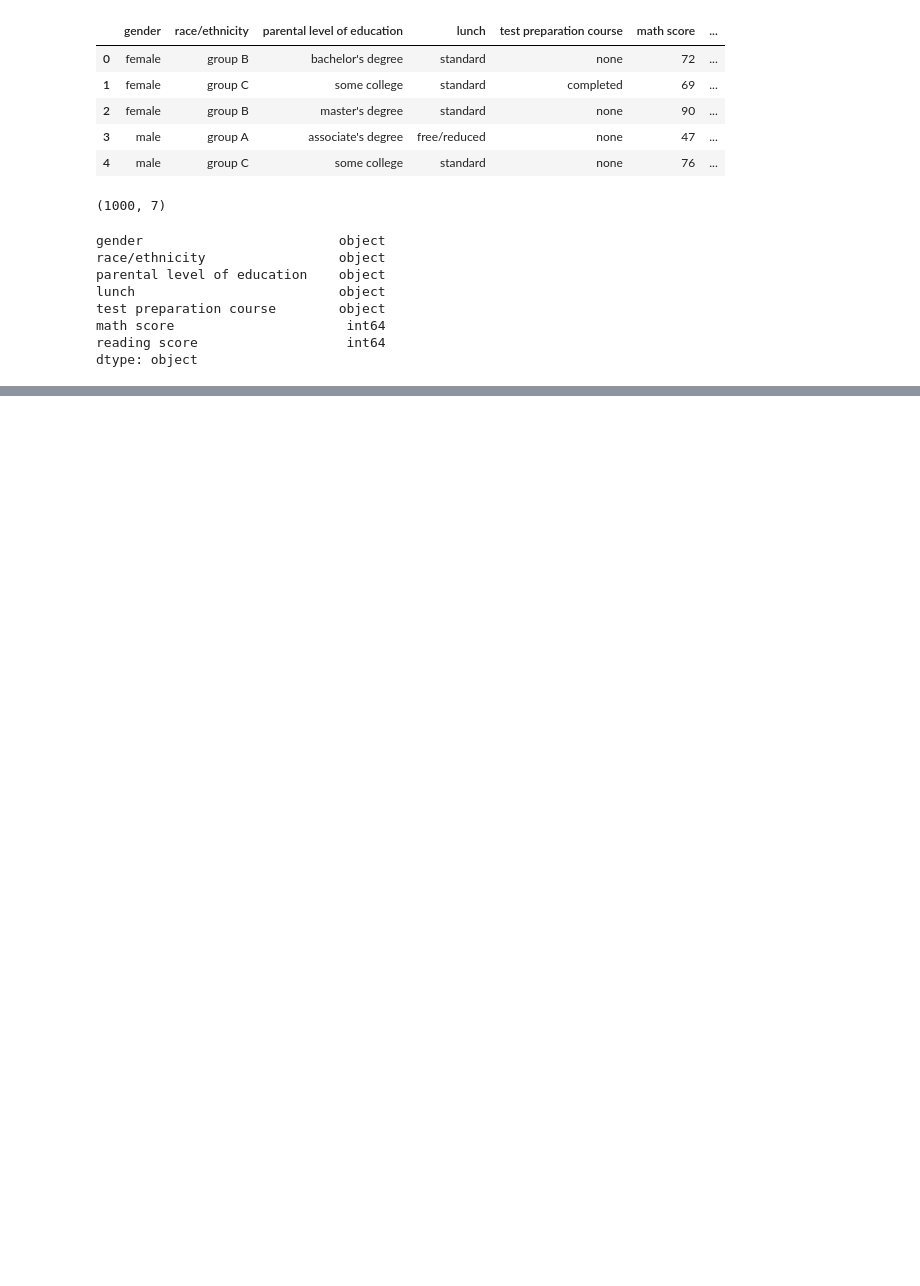
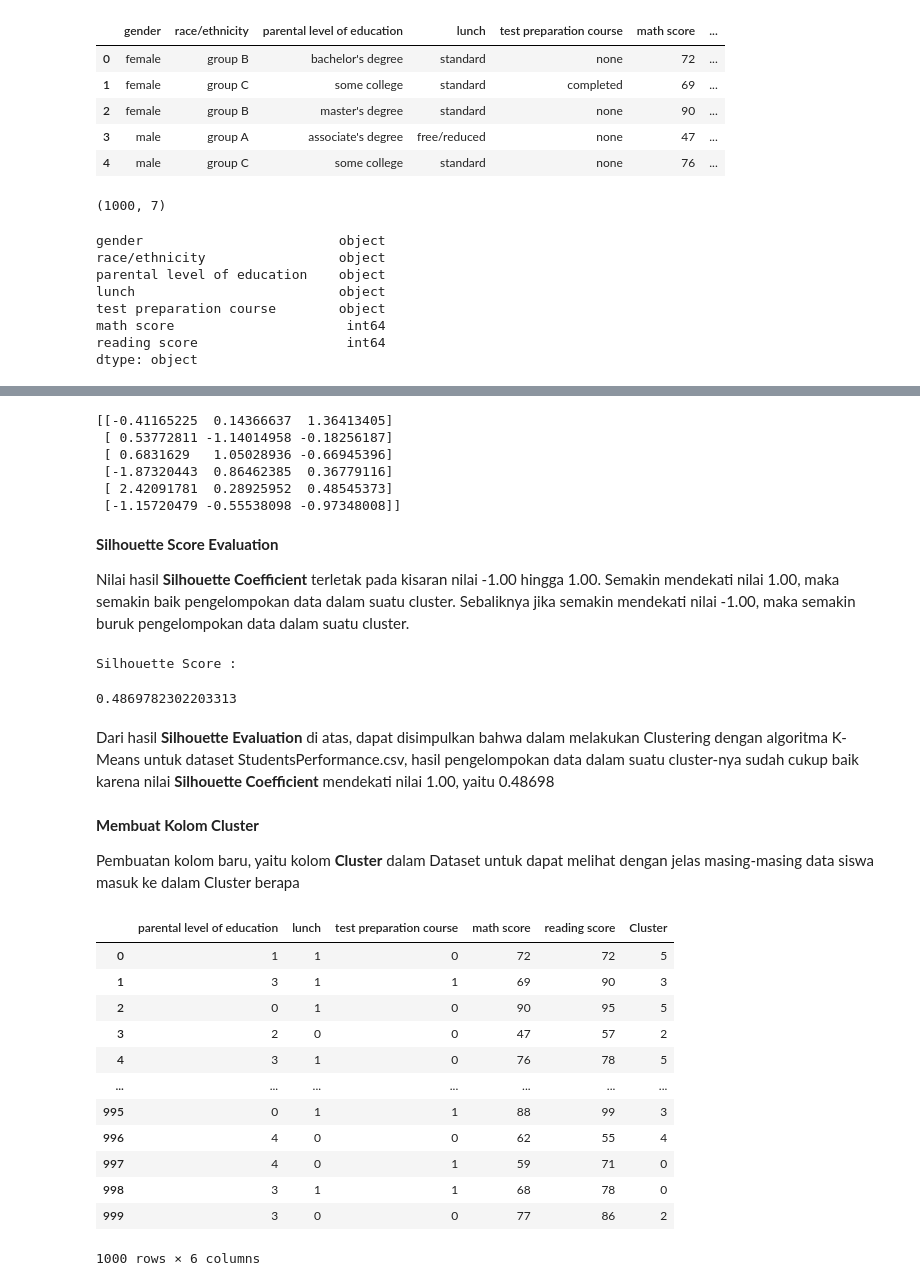
Before and after one commit to Arckitechttt/Students-Performace-Segmentation-Website, a Jupyter notebook: model/model.ipynb, the cells around one changed output, grey strips where cells are left out. Cells and saved outputs as stored; diff of their text form; code cells hidden in the pictures; blank space fills up the shorter version.

```diff
--- a/model/model.ipynb
+++ b/model/model.ipynb
@@ -173,0 +498,5 @@ pickle.dump(kmeans, open('model.pkl', 'wb'))
+# %%
+kmeans = KMeans(n_clusters = 6)
+kmeans.fit(principalData)
+
+visualize_clustering(principalData, kmeans.labels_, title="KMeans Clustering with K = 6")
@@ -173,0 +507,43 @@ pickle.dump(kmeans, open('model.pkl', 'wb'))
+# %%
+print(kmeans.cluster_centers_)
+# %% [output]
+[[-0.41165225  0.14366637  1.36413405]
+ [ 0.53772811 -1.14014958 -0.18256187]
+ [ 0.6831629   1.05028936 -0.66945396]
+ [-1.87320443  0.86462385  0.36779116]
+ [ 2.42091781  0.28925952  0.48545373]
+ [-1.15720479 -0.55538098 -0.97348008]]
+# %% [markdown]
+**Silhouette Score Evaluation**
+
+Nilai hasil **Silhouette Coefficient** terletak pada kisaran nilai -1.00 hingga 1.00. Semakin mendekati nilai 1.00, maka semakin baik pengelompokan data dalam suatu cluster. Sebaliknya jika semakin mendekati nilai -1.00, maka semakin buruk pengelompokan data dalam suatu cluster.
+# %%
+# Silhouette Score of the Clustering Model with K = 6 (6 Clusters)
+print("Silhouette Score : ")
+silhouette_score(principalData, kmeans.labels_)
+# %% [output]
+Silhouette Score :
+0.4869782302203313
+# %% [markdown]
+Dari hasil **Silhouette Evaluation** di atas, dapat disimpulkan bahwa dalam melakukan Clustering dengan algoritma K-Means untuk dataset StudentsPerformance.csv, hasil pengelompokan data dalam suatu cluster-nya sudah cukup baik karena nilai **Silhouette Coefficient** mendekati nilai 1.00, yaitu 0.48698
+# %% [markdown]
+**Membuat Kolom Cluster**
+
+Pembuatan kolom baru, yaitu kolom **Cluster** dalam Dataset untuk dapat melihat dengan jelas masing-masing data siswa masuk ke dalam Cluster berapa
+# %%
+df["Cluster"] = kmeans.labels_
+df
+# %% [output]
+|  | parental level of education | lunch | test preparation course | math score | reading score | Cluster |
+| 0 | 1 | 1 | 0 | 72 | 72 | 5 |
+| 1 | 3 | 1 | 1 | 69 | 90 | 3 |
+| 2 | 0 | 1 | 0 | 90 | 95 | 5 |
+| 3 | 2 | 0 | 0 | 47 | 57 | 2 |
+| 4 | 3 | 1 | 0 | 76 | 78 | 5 |
+| ... | ... | ... | ... | ... | ... | ... |
+| 995 | 0 | 1 | 1 | 88 | 99 | 3 |
+| 996 | 4 | 0 | 0 | 62 | 55 | 4 |
+| 997 | 4 | 0 | 1 | 59 | 71 | 0 |
+| 998 | 3 | 1 | 1 | 68 | 78 | 0 |
+| 999 | 3 | 0 | 0 | 77 | 86 | 2 |
+1000 rows × 6 columns
```
Also changed, not shown: parts of 83 cells of this notebook, 8 other files.
